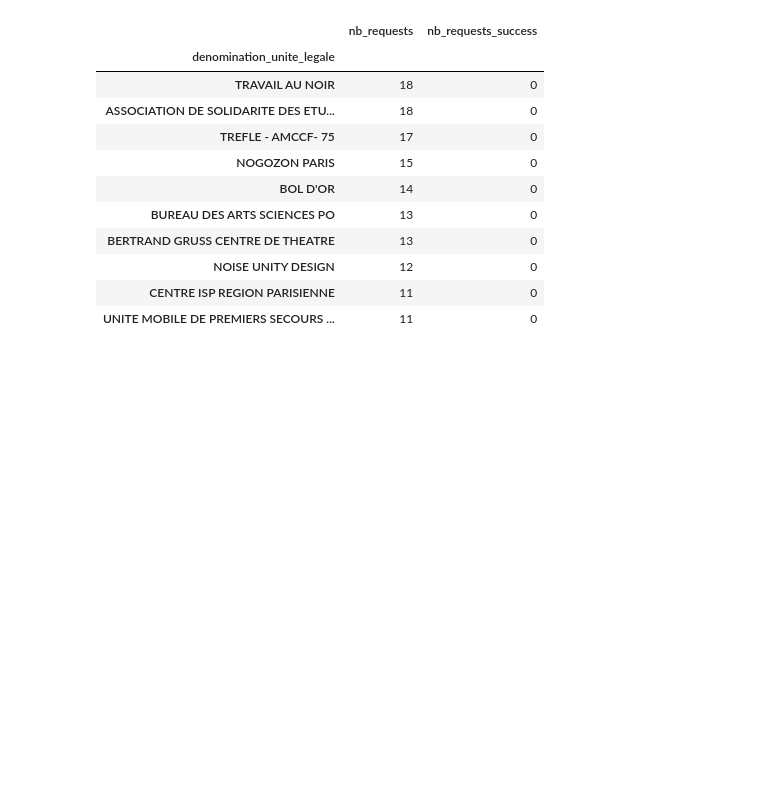
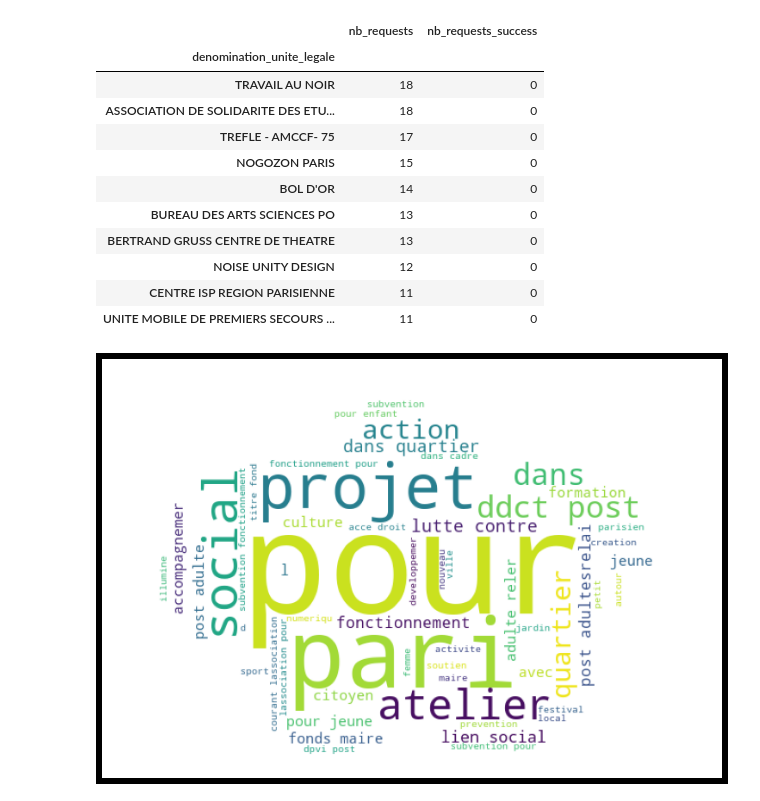
Before and after one commit to eric-martinet/ParisSubsidies, a Jupyter notebook: 04_EDA/ParisSubsidies_04_EDA.ipynb, the cells around one changed output. Cells and saved outputs as stored; diff of their text form; code cells hidden in the pictures; blank space fills up the shorter version.

Commit message:
wordcloud

```diff
--- a/04_EDA/ParisSubsidies_04_EDA.ipynb
+++ b/04_EDA/ParisSubsidies_04_EDA.ipynb
@@ -533,3 +517,29 @@ df_temp.head(10)
 | NOISE UNITY DESIGN | 12 | 0 |
 | CENTRE ISP REGION PARISIENNE | 11 | 0 |
 | UNITE MOBILE DE PREMIERS SECOURS ... | 11 | 0 |
+# %%
+from PIL import Image
+
+data_nlp = pd.read_feather('../00_DataFiles/05_NLPScoring/ParisSubsidies_NLPPreprocessed.feather')
+
+top_words = ''
+worst_words = ''
+
+for val in data_nlp.loc[data_nlp.subsidy_granted == 'yes', 'objet_dossier_nlp']:
+    top_words += ''.join(val)+''
+
+for val in data_nlp.loc[data_nlp.subsidy_granted == 'no', 'objet_dossier_nlp']:
+    worst_words += ''.join(val)+''
+
+pic = np.array(Image.open('cloud.png'))
+wordcloud = WordCloud(width = 500, height = 500,
+                background_color ='white', mask = pic,
+                min_font_size = 10).generate(top_words)
+
+plt.figure(figsize=(10,10), facecolor='black', edgecolor='blue')
+plt.imshow(wordcloud)
+plt.axis('off')
+plt.tight_layout(pad=0)
+plt.show()
+# %% [output]
+[figure, added]
```
Also changed, not shown: parts of 3 cells of this notebook, 1 other file.
